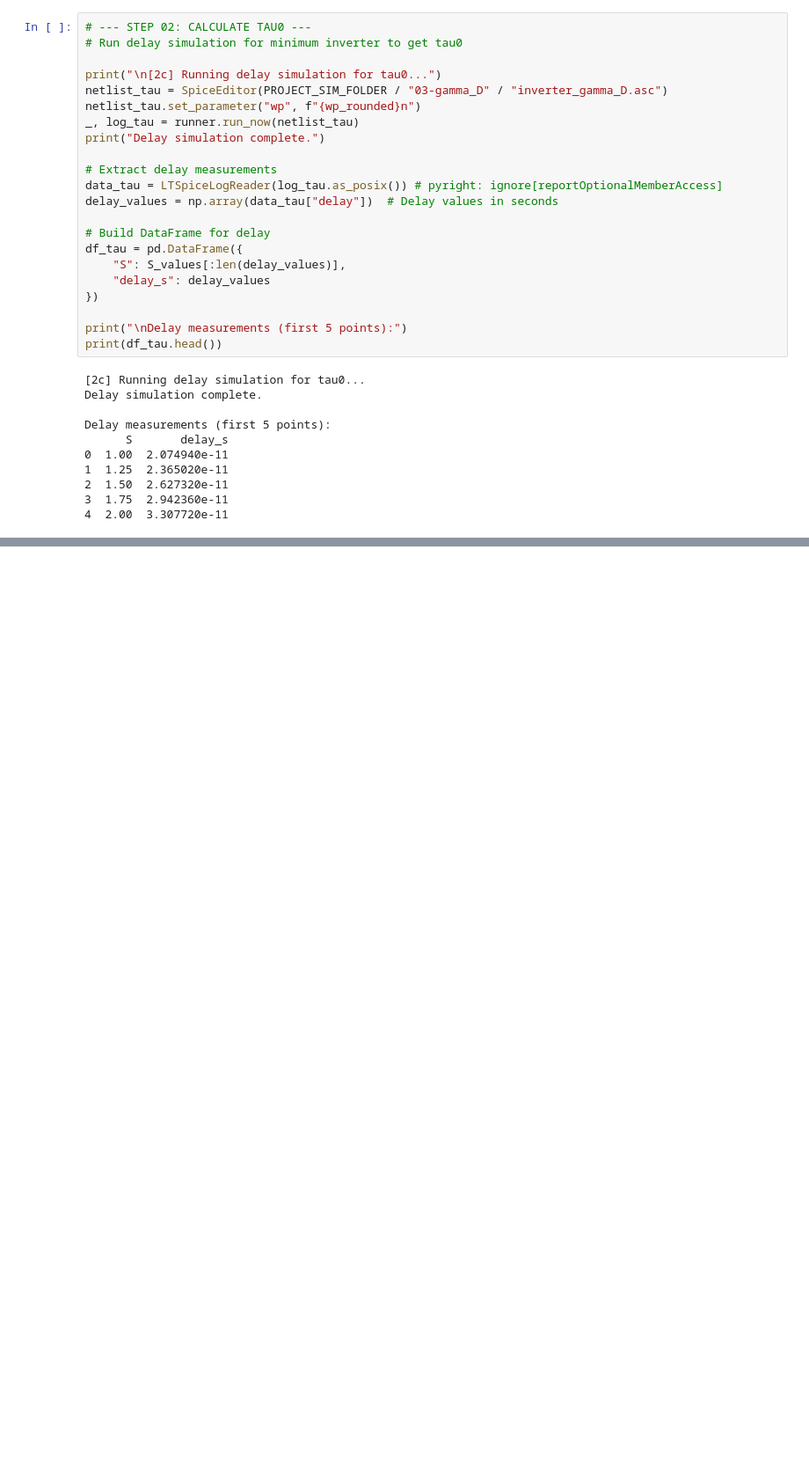
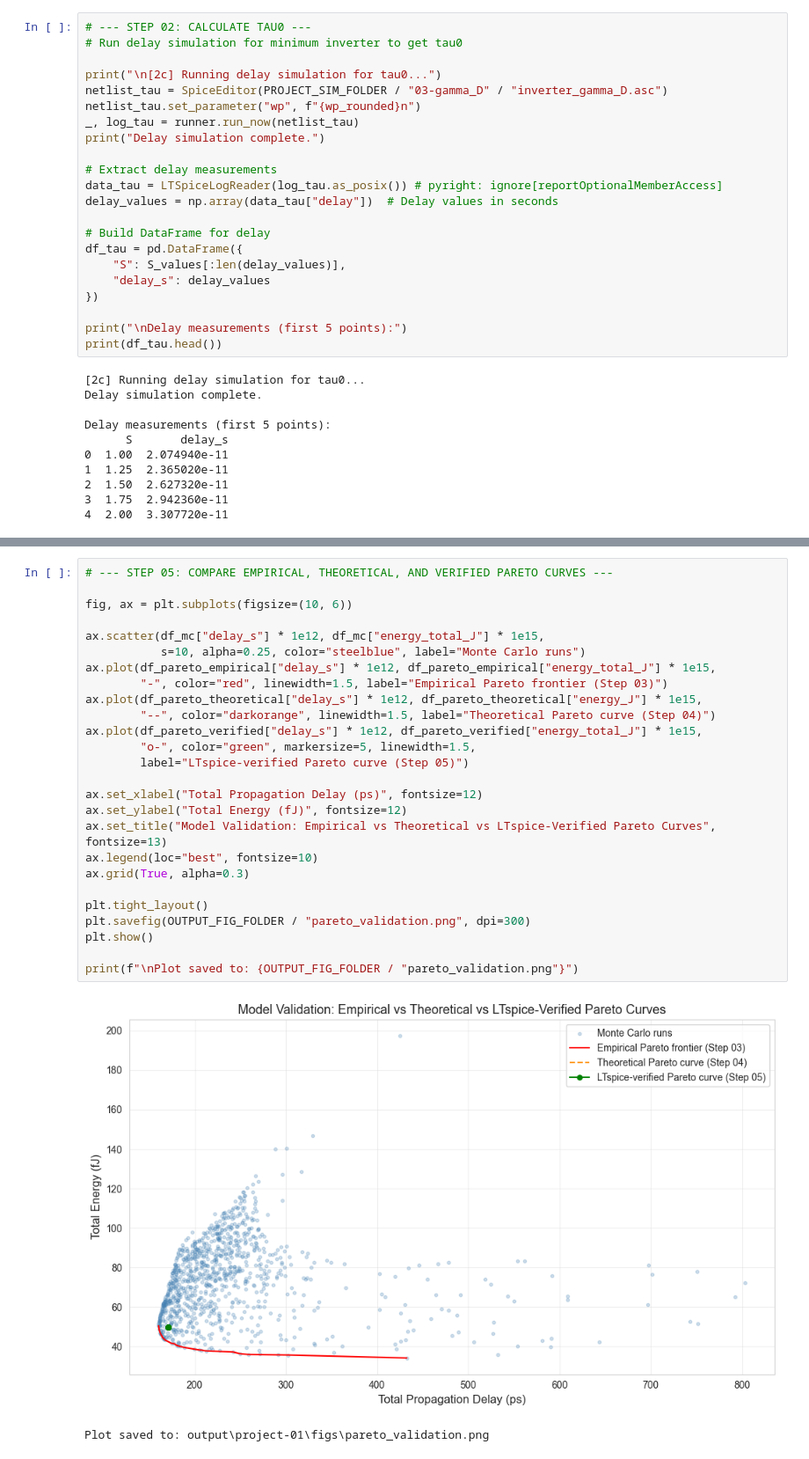
Before and after one commit to XBlayz/Low_power-projects, a Jupyter notebook: notebooks/project-01.ipynb, the cells around one changed output, grey strips where cells are left out. Shown at 88% size. Cells and saved outputs as stored; diff of their text form; blank space fills up the shorter version.

```diff
--- a/notebooks/project-01.ipynb
+++ b/notebooks/project-01.ipynb
@@ -605,0 +957,29 @@ Plot saved to: output\project-01\figs\calibration_results.png
+# %%
+# --- STEP 05: COMPARE EMPIRICAL, THEORETICAL, AND VERIFIED PARETO CURVES ---
+
+fig, ax = plt.subplots(figsize=(10, 6))
+
+ax.scatter(df_mc["delay_s"] * 1e12, df_mc["energy_total_J"] * 1e15,
+           s=10, alpha=0.25, color="steelblue", label="Monte Carlo runs")
+ax.plot(df_pareto_empirical["delay_s"] * 1e12, df_pareto_empirical["energy_total_J"] * 1e15,
+        "-", color="red", linewidth=1.5, label="Empirical Pareto frontier (Step 03)")
+ax.plot(df_pareto_theoretical["delay_s"] * 1e12, df_pareto_theoretical["energy_J"] * 1e15,
+        "--", color="darkorange", linewidth=1.5, label="Theoretical Pareto curve (Step 04)")
+ax.plot(df_pareto_verified["delay_s"] * 1e12, df_pareto_verified["energy_total_J"] * 1e15,
+        "o-", color="green", markersize=5, linewidth=1.5,
+        label="LTspice-verified Pareto curve (Step 05)")
+
+ax.set_xlabel("Total Propagation Delay (ps)", fontsize=12)
+ax.set_ylabel("Total Energy (fJ)", fontsize=12)
+ax.set_title("Model Validation: Empirical vs Theoretical vs LTspice-Verified Pareto Curves", fontsize=13)
+ax.legend(loc="best", fontsize=10)
+ax.grid(True, alpha=0.3)
+
+plt.tight_layout()
+plt.savefig(OUTPUT_FIG_FOLDER / "pareto_validation.png", dpi=300)
+plt.show()
+
+print(f"\nPlot saved to: {OUTPUT_FIG_FOLDER / "pareto_validation.png"}")
+# %% [output]
+[figure, added]
+Plot saved to: output\project-01\figs\pareto_validation.png
```
Also changed, not shown: parts of 18 cells of this notebook.
